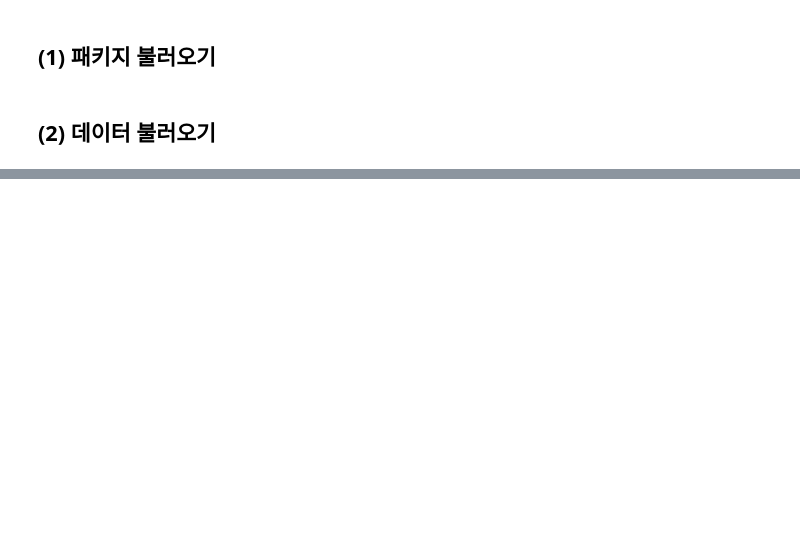
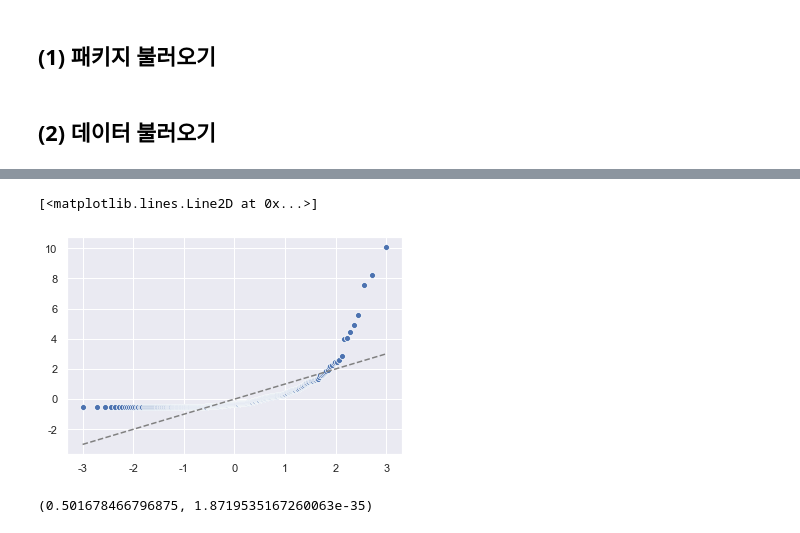
Before and after one commit to vynnee/ML_study, a Jupyter notebook: project.ipynb, the cells around one changed output, grey strips where cells are left out. Cells and saved outputs as stored; diff of their text form; code cells hidden in the pictures; blank space fills up the shorter version.

```diff
--- a/project.ipynb
+++ b/project.ipynb
@@ -174,0 +255,13 @@ test_err[test_err['errcode'].isnull()]
+# %%
+import scipy.stats
+sr = scipy.stats.zscore(residual)
+(x, y), _ = scipy.stats.probplot(sr)
+sns.scatterplot(x, y)
+plt.plot([-3, 3], [-3, 3], '--', color = 'grey')
+# %% [output]
+[<matplotlib.lines.Line2D at 0x...>]
+[figure, added]
+# %%
+scipy.stats.shapiro(residual)
+# %% [output]
+(0.501678466796875, 1.8719535167260063e-35)
```
Also changed, not shown: parts of 51 cells of this notebook.
